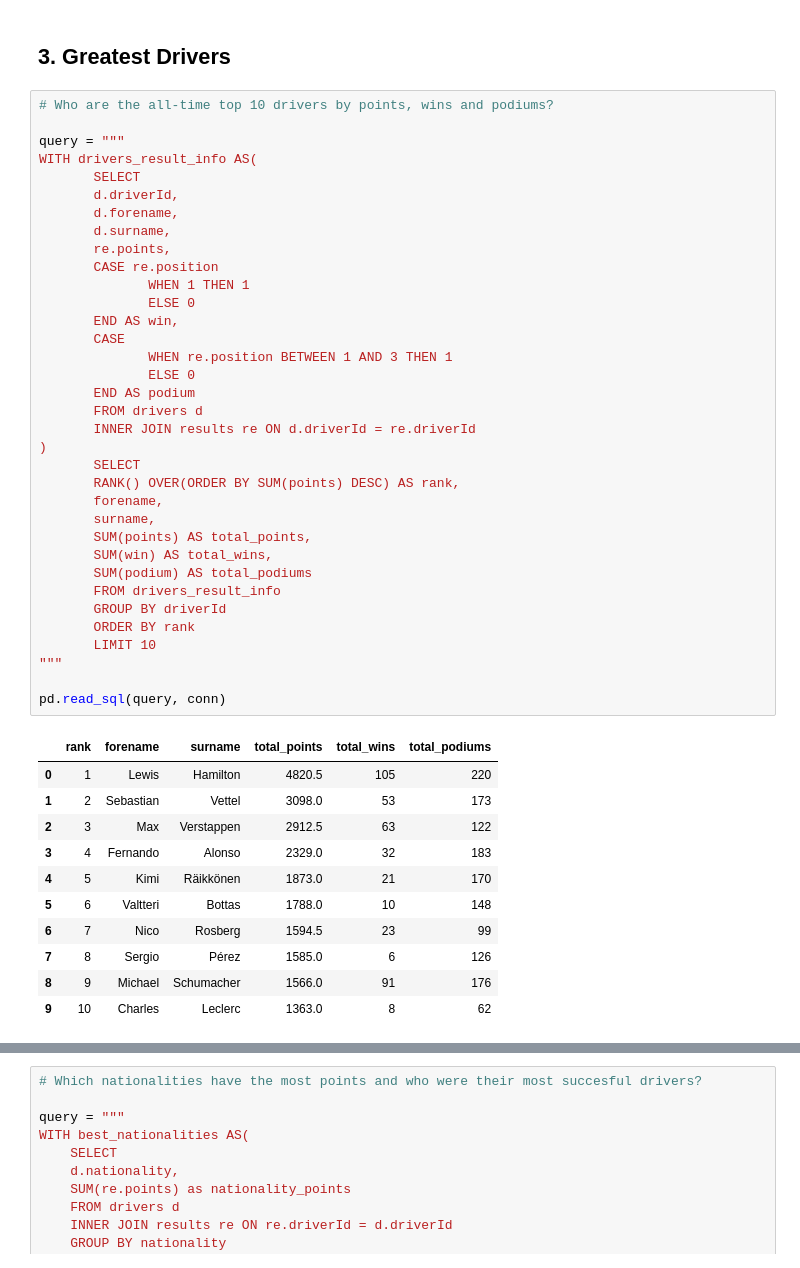
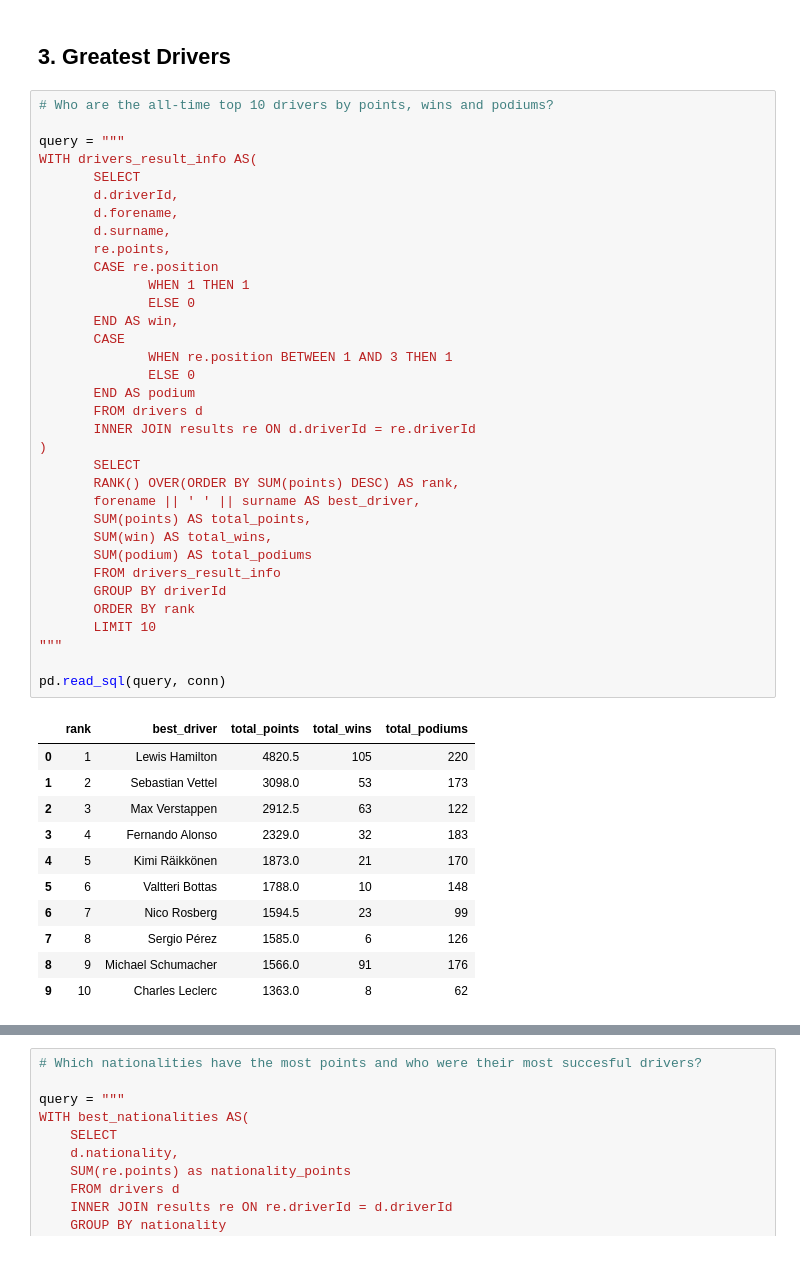
Before and after one commit to jakowczukalicja/formula1-sql-analysis, a Jupyter notebook: analysis.ipynb, the cells around one changed output, grey strips where cells are left out. Saved outputs shown, nothing was run; the diff lists cells and outputs as text.

```diff
--- a/analysis.ipynb
+++ b/analysis.ipynb
@@ -212,46 +212,45 @@ query = """
 WITH drivers_result_info AS(
        SELECT
        d.driverId,
        d.forename,
        d.surname,
        re.points,
        CASE re.position
               WHEN 1 THEN 1
               ELSE 0
        END AS win,
        CASE
               WHEN re.position BETWEEN 1 AND 3 THEN 1
               ELSE 0
        END AS podium
        FROM drivers d
        INNER JOIN results re ON d.driverId = re.driverId
 )
        SELECT
        RANK() OVER(ORDER BY SUM(points) DESC) AS rank,
-       forename,
-       surname,
+       forename || ' ' || surname AS best_driver,
        SUM(points) AS total_points,
        SUM(win) AS total_wins,
        SUM(podium) AS total_podiums
        FROM drivers_result_info
        GROUP BY driverId
        ORDER BY rank
        LIMIT 10
 """
 
 pd.read_sql(query, conn)
 # %% [output]
-|  | rank | forename | surname | total_points | total_wins | total_podiums |
-| 0 | 1 | Lewis | Hamilton | 4820.5 | 105 | 220 |
-| 1 | 2 | Sebastian | Vettel | 3098.0 | 53 | 173 |
-| 2 | 3 | Max | Verstappen | 2912.5 | 63 | 122 |
-| 3 | 4 | Fernando | Alonso | 2329.0 | 32 | 183 |
-| 4 | 5 | Kimi | Räikkönen | 1873.0 | 21 | 170 |
-| 5 | 6 | Valtteri | Bottas | 1788.0 | 10 | 148 |
-| 6 | 7 | Nico | Rosberg | 1594.5 | 23 | 99 |
-| 7 | 8 | Sergio | Pérez | 1585.0 | 6 | 126 |
-| 8 | 9 | Michael | Schumacher | 1566.0 | 91 | 176 |
-| 9 | 10 | Charles | Leclerc | 1363.0 | 8 | 62 |
+|  | rank | best_driver | total_points | total_wins | total_podiums |
+| 0 | 1 | Lewis Hamilton | 4820.5 | 105 | 220 |
+| 1 | 2 | Sebastian Vettel | 3098.0 | 53 | 173 |
+| 2 | 3 | Max Verstappen | 2912.5 | 63 | 122 |
+| 3 | 4 | Fernando Alonso | 2329.0 | 32 | 183 |
+| 4 | 5 | Kimi Räikkönen | 1873.0 | 21 | 170 |
+| 5 | 6 | Valtteri Bottas | 1788.0 | 10 | 148 |
+| 6 | 7 | Nico Rosberg | 1594.5 | 23 | 99 |
+| 7 | 8 | Sergio Pérez | 1585.0 | 6 | 126 |
+| 8 | 9 | Michael Schumacher | 1566.0 | 91 | 176 |
+| 9 | 10 | Charles Leclerc | 1363.0 | 8 | 62 |
 # %%
 # How did the top 5 drivers accumulate points throughout their careers?
 
```
Also changed, not shown: parts of 3 cells of this notebook.
